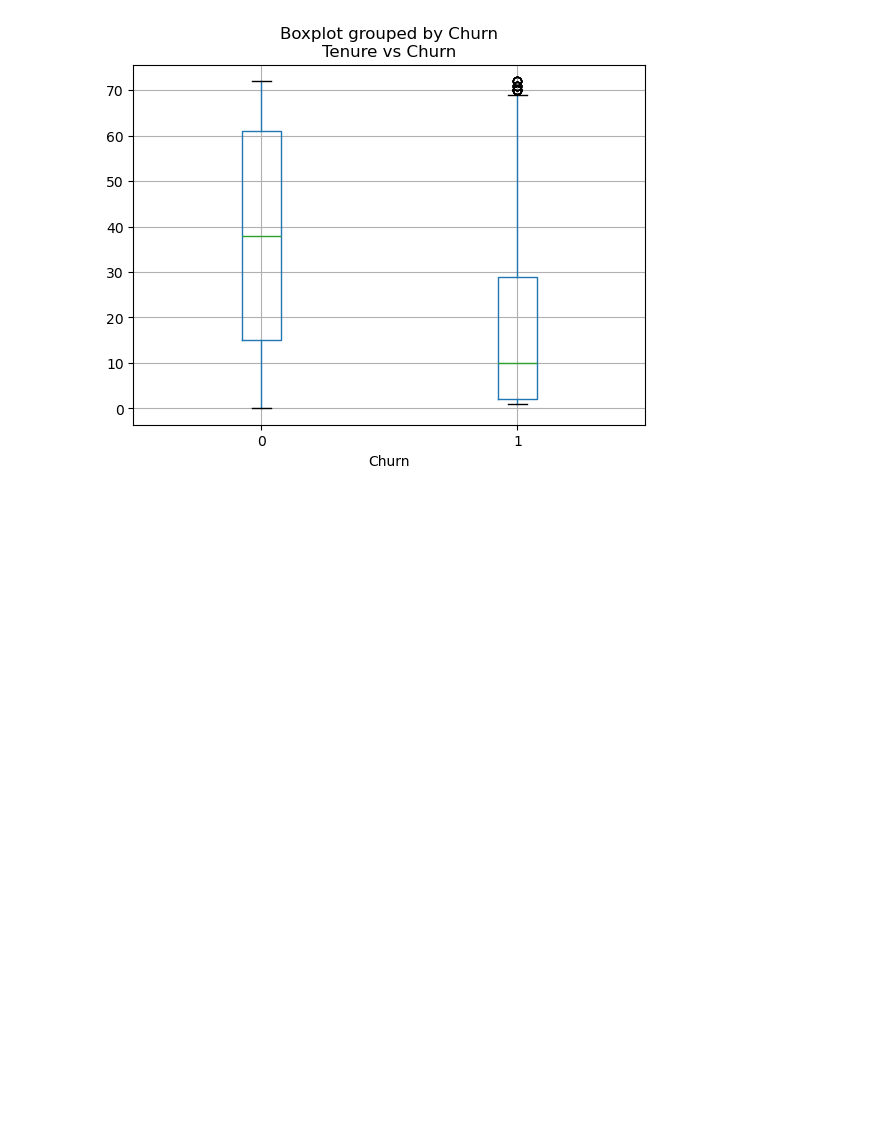
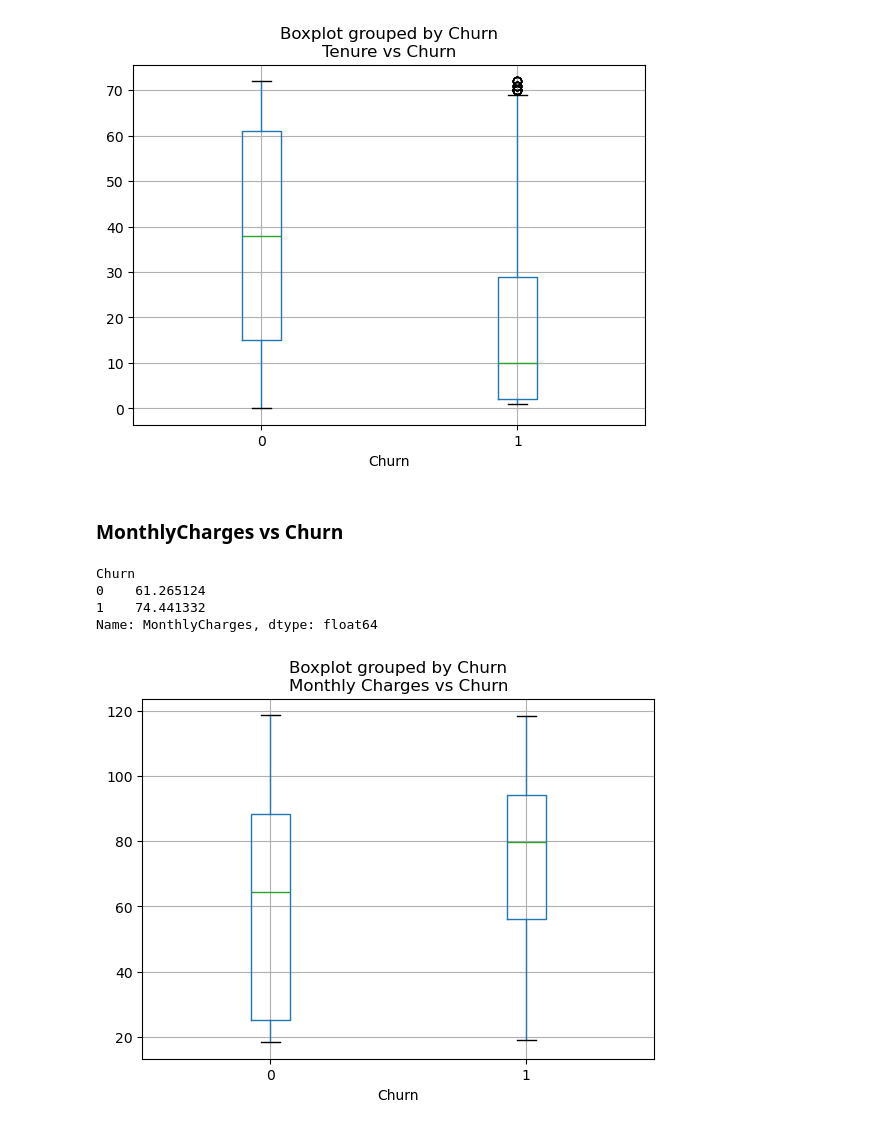
Before and after one commit to Alamin-refat/customer-churn-prediction, a Jupyter notebook: telco_churn.ipynb, the cells around one changed output. Saved outputs shown, nothing was run; the diff lists cells and outputs as text; code cells hidden in the pictures; blank space fills up the shorter version.

Commit message:
monthly charges vs churn visualization

```diff
--- a/telco_churn.ipynb
+++ b/telco_churn.ipynb
@@ -200,3 +200,18 @@ plt.title("Tenure vs Churn")
 plt.show()
 # %% [output]
 [figure]
+# %% [markdown]
+### MonthlyCharges vs Churn
+# %%
+df.groupby("Churn")["MonthlyCharges"].mean()
+# %% [output]
+Churn
+0    61.265124
+1    74.441332
+Name: MonthlyCharges, dtype: float64
+# %%
+df.boxplot(column="MonthlyCharges", by="Churn")
+plt.title("Monthly Charges vs Churn")
+plt.show()
+# %% [output]
+[figure, added]
```
